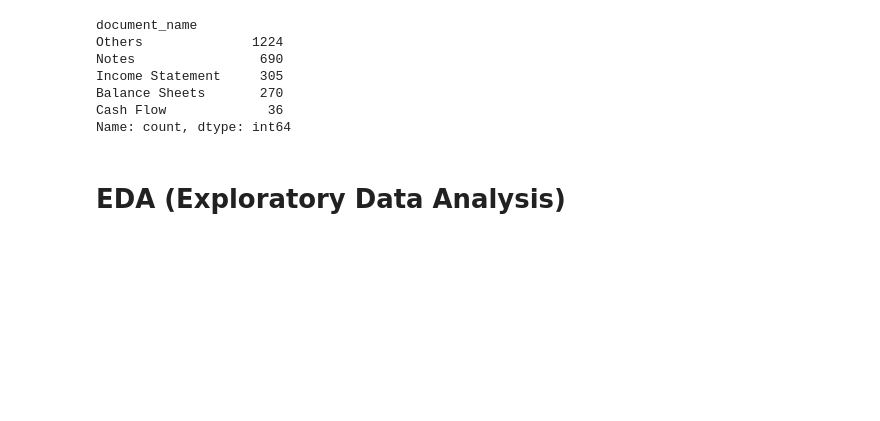
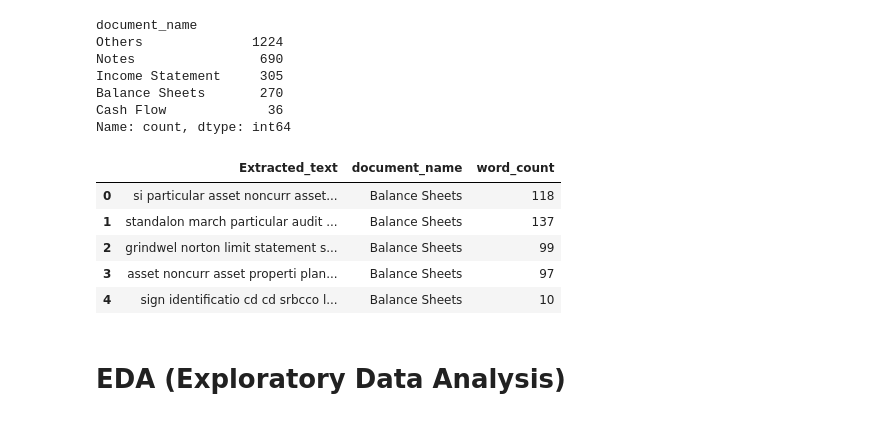
Before and after one commit to GDharan10/Project8_ClassificationModelForFinancialStatements, a Jupyter notebook: Classification_Model_For_Financial_Statementsipynb.ipynb, the cells around one changed output. Cells and saved outputs as stored; diff of their text form; code cells hidden in the pictures; blank space fills up the shorter version.

```diff
--- a/Classification_Model_For_Financial_Statementsipynb.ipynb
+++ b/Classification_Model_For_Financial_Statementsipynb.ipynb
@@ -200,3 +226,12 @@ Y = label_encoder.transform(df['document_name'])
+# %%
+df.head()
+# %% [output]
+|  | Extracted_text | document_name | word_count |
+| 0 | si particular asset noncurr asset... | Balance Sheets | 118 |
+| 1 | standalon march particular audit ... | Balance Sheets | 137 |
+| 2 | grindwel norton limit statement s... | Balance Sheets | 99 |
+| 3 | asset noncurr asset properti plan... | Balance Sheets | 97 |
+| 4 | sign identificatio cd cd srbcco l... | Balance Sheets | 10 |
 # %% [markdown]
 # **EDA (Exploratory Data Analysis)**
 # %%
```
Also changed, not shown: parts of 22 cells of this notebook.
